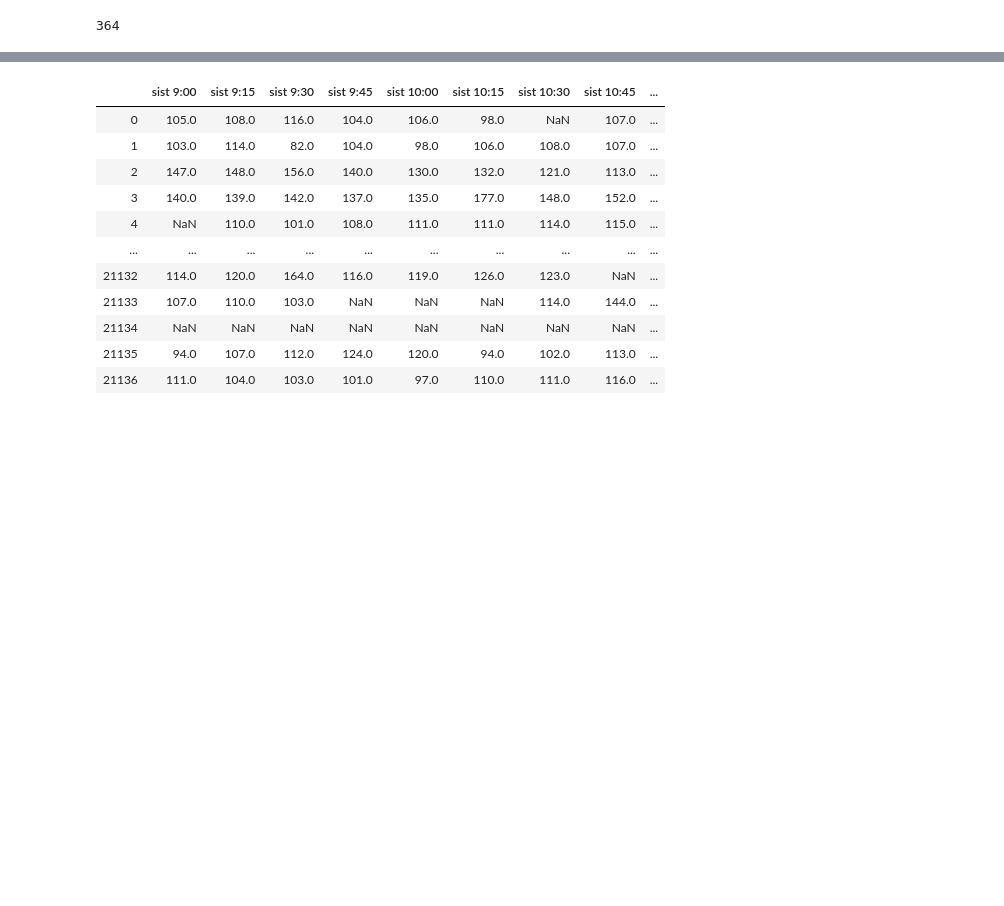
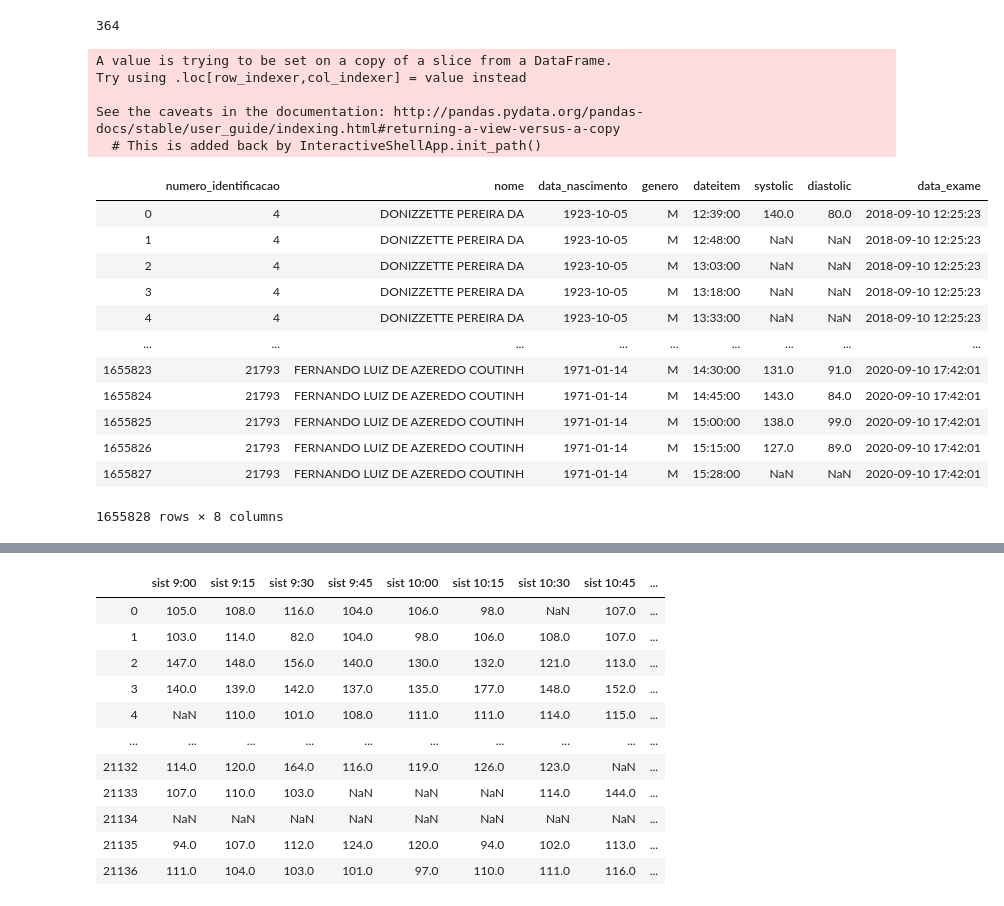
Before and after one commit to martadfer/PA, a Jupyter notebook: extrator_access_PA.ipynb, the cells around one changed output, grey strips where cells are left out. Drawn from its saved outputs; the diff is of its cells as text; code cells hidden in the pictures; blank space fills up the shorter version.

```diff
--- a/extrator_access_PA.ipynb
+++ b/extrator_access_PA.ipynb
@@ -322,6 +324,42 @@ def transpoe_medidas(dados, limit=None):
     result = pd.DataFrame(result , columns=colunas_sist + colunas_diast + coluna_whitecoat)
 
     return result
+# %%
+lista_campos = ['numero_identificacao',
+                 'nome',
+                 'data_nascimento',
+                 'genero',
+                 'dateitem',
+                 'systolic',
+                 'diastolic',
+                 'data_exame']
+
+mapas_dos_campos_hora_original = mapas_dos_campos[lista_campos]
+mapas_dos_campos_hora_original['dateitem'] = mapas_dos_campos_hora_original['dateitem'].apply(lambda elemento: elemento.strftime('%H:%M:%S'))
+
+mapas_dos_campos_hora_original.to_csv(r"D:\Projeto_PA\dataset_modificado\nomes\pacientes_sem_carrossel.csv",
+                   sep=";", encoding="latin1", index=False)
+
+mapas_dos_campos_hora_original
+# %% [output]
+A value is trying to be set on a copy of a slice from a DataFrame.
+Try using .loc[row_indexer,col_indexer] = value instead
+
+See the caveats in the documentation: http://pandas.pydata.org/pandas-docs/stable/user_guide/indexing.html#returning-a-view-versus-a-copy
+  # This is added back by InteractiveShellApp.init_path()
+|  | numero_identificacao | nome | data_nascimento | genero | dateitem | systolic | diastolic | data_exame |
+| 0 | 4 | DONIZZETTE PEREIRA DA | 1923-10-05 | M | 12:39:00 | 140.0 | 80.0 | 2018-09-10 12:25:23 |
+| 1 | 4 | DONIZZETTE PEREIRA DA | 1923-10-05 | M | 12:48:00 | NaN | NaN | 2018-09-10 12:25:23 |
+| 2 | 4 | DONIZZETTE PEREIRA DA | 1923-10-05 | M | 13:03:00 | NaN | NaN | 2018-09-10 12:25:23 |
+| 3 | 4 | DONIZZETTE PEREIRA DA | 1923-10-05 | M | 13:18:00 | NaN | NaN | 2018-09-10 12:25:23 |
+| 4 | 4 | DONIZZETTE PEREIRA DA | 1923-10-05 | M | 13:33:00 | NaN | NaN | 2018-09-10 12:25:23 |
+| ... | ... | ... | ... | ... | ... | ... | ... | ... |
+| 1655823 | 21793 | FERNANDO LUIZ DE AZEREDO COUTINH | 1971-01-14 | M | 14:30:00 | 131.0 | 91.0 | 2020-09-10 17:42:01 |
+| 1655824 | 21793 | FERNANDO LUIZ DE AZEREDO COUTINH | 1971-01-14 | M | 14:45:00 | 143.0 | 84.0 | 2020-09-10 17:42:01 |
+| 1655825 | 21793 | FERNANDO LUIZ DE AZEREDO COUTINH | 1971-01-14 | M | 15:00:00 | 138.0 | 99.0 | 2020-09-10 17:42:01 |
+| 1655826 | 21793 | FERNANDO LUIZ DE AZEREDO COUTINH | 1971-01-14 | M | 15:15:00 | 127.0 | 89.0 | 2020-09-10 17:42:01 |
+| 1655827 | 21793 | FERNANDO LUIZ DE AZEREDO COUTINH | 1971-01-14 | M | 15:28:00 | NaN | NaN | 2020-09-10 17:42:01 |
+1655828 rows × 8 columns
 # %%
 %time dados_transpostos = transpoe_medidas(mapas_por_paciente)
 
```
Also changed, not shown: parts of 4 cells of this notebook.
